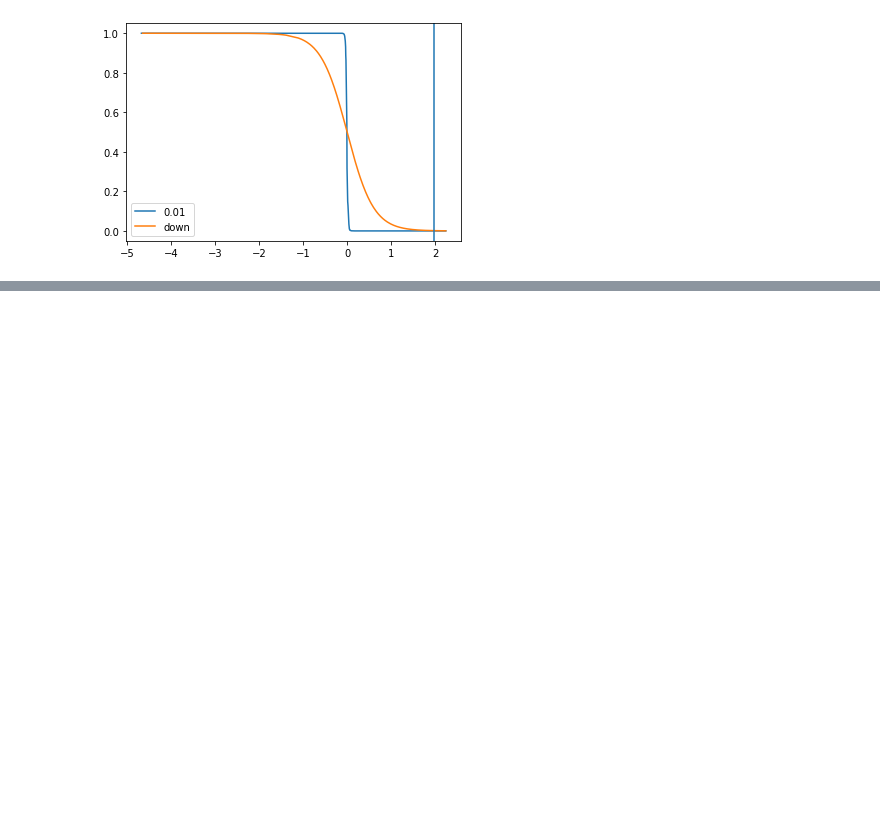
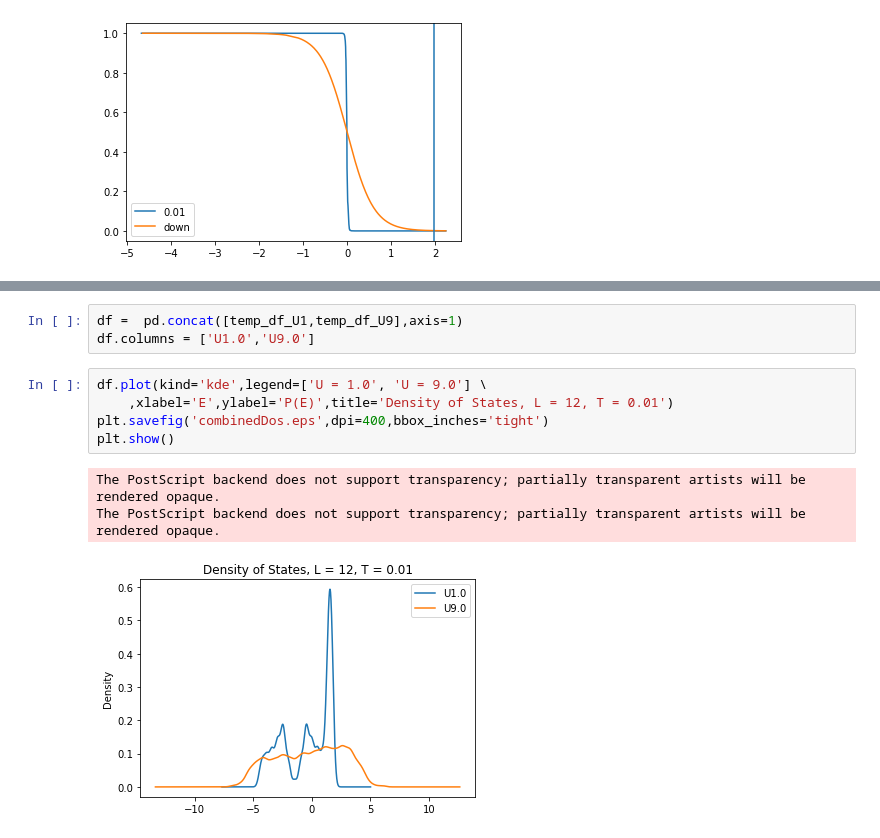
Before and after one commit to Shashi1a/intkagome, a Jupyter notebook: Untitled.ipynb, the cells around one changed output, grey strips where cells are left out. Drawn from its saved outputs; the diff is of its cells as text; blank space fills up the shorter version.

```diff
--- a/Untitled.ipynb
+++ b/Untitled.ipynb
@@ -674,0 +661,12 @@ array([0. , 0.1, 0.2])
+# %%
+df =  pd.concat([temp_df_U1,temp_df_U9],axis=1)
+df.columns = ['U1.0','U9.0']
+# %%
+df.plot(kind='kde',legend=['U = 1.0', 'U = 9.0'] \
+    ,xlabel='E',ylabel='P(E)',title='Density of States, L = 12, T = 0.01')
+plt.savefig('combinedDos.eps',dpi=400,bbox_inches='tight')
+plt.show()
+# %% [output]
+The PostScript backend does not support transparency; partially transparent artists will be rendered opaque.
+The PostScript backend does not support transparency; partially transparent artists will be rendered opaque.
+[figure, added]
```
Also changed, not shown: parts of 24 cells of this notebook.
